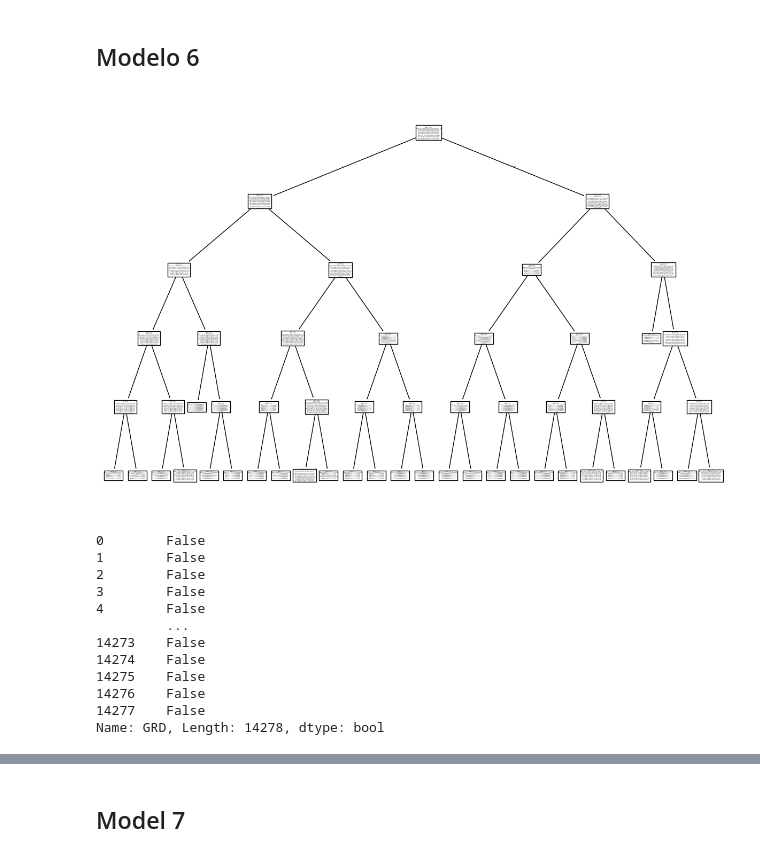
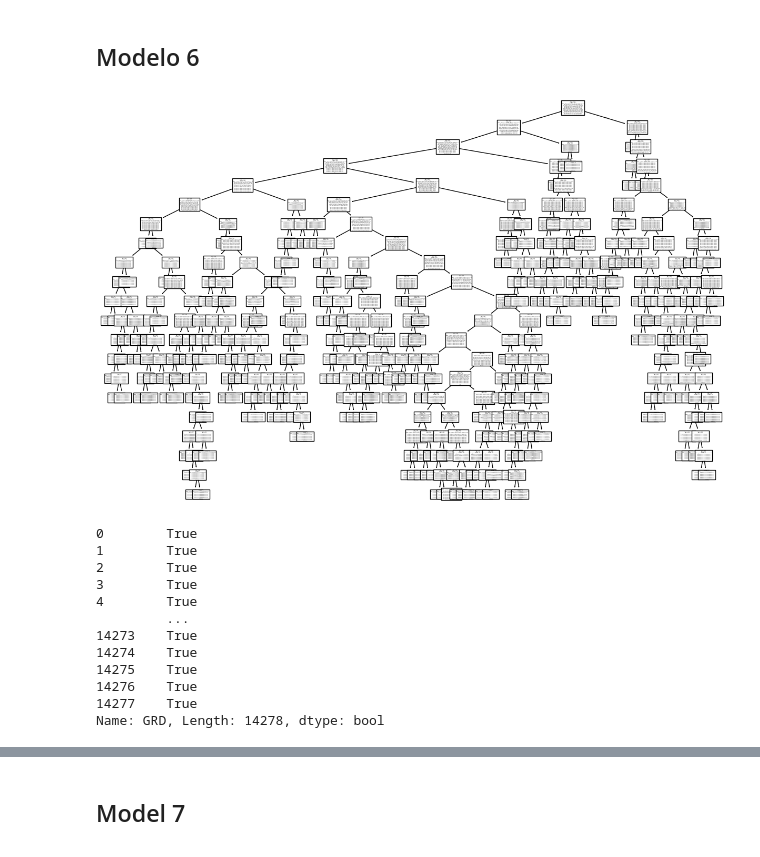
Before and after one commit to Coragg/GRDprediction, a Jupyter notebook: python/TreeModel.ipynb, the cells around one changed output, grey strips where cells are left out. Drawn from its saved outputs; the diff is of its cells as text; code cells hidden in the pictures.

```diff
--- a/python/TreeModel.ipynb
+++ b/python/TreeModel.ipynb
@@ -681,39 +737,39 @@ Recall (macro): 9.31%
 # %%
 Explicativas6 = dataset_el_pino.drop(columns=delete_rows[2])
 Objetivo6 = dataset_el_pino.GRD
 
 modelo6 = DecisionTreeClassifier(max_depth=20)
 modelo6.fit(Explicativas6, Objetivo6)
 
 DecisionTreeClassifier()
 
 plt.figure(figsize=(15,10))
-plot_tree(modelo1)
+plot_tree(modelo6)
 plt.show()
 # %% [output]
-[figure, old version]
+[figure, new version]
 # %%
 test_ejemplo6 = Explicativas6.sample()
 test_ejemplo6
 
 modelo6.predict_proba(test_ejemplo6)
 
-predecir_grd6 = modelo5.predict(Explicativas6)
+predecir_grd6 = modelo6.predict(Explicativas6)
 predecir_grd6
 
 dataset_el_pino['GRD'] == predecir_grd6
 # %% [output]
-0        False
-1        False
-2        False
-3        False
-4        False
+0        True
+1        True
+2        True
+3        True
+4        True
          ...
-14273    False
-14274    False
-14275    False
-14276    False
-14277    False
+14273    True
+14274    True
+14275    True
+14276    True
+14277    True
 Name: GRD, Length: 14278, dtype: bool
 # %%
 # Calcular la matriz de confusión
```
Also changed, not shown: parts of 30 cells of this notebook, 4 other files.
